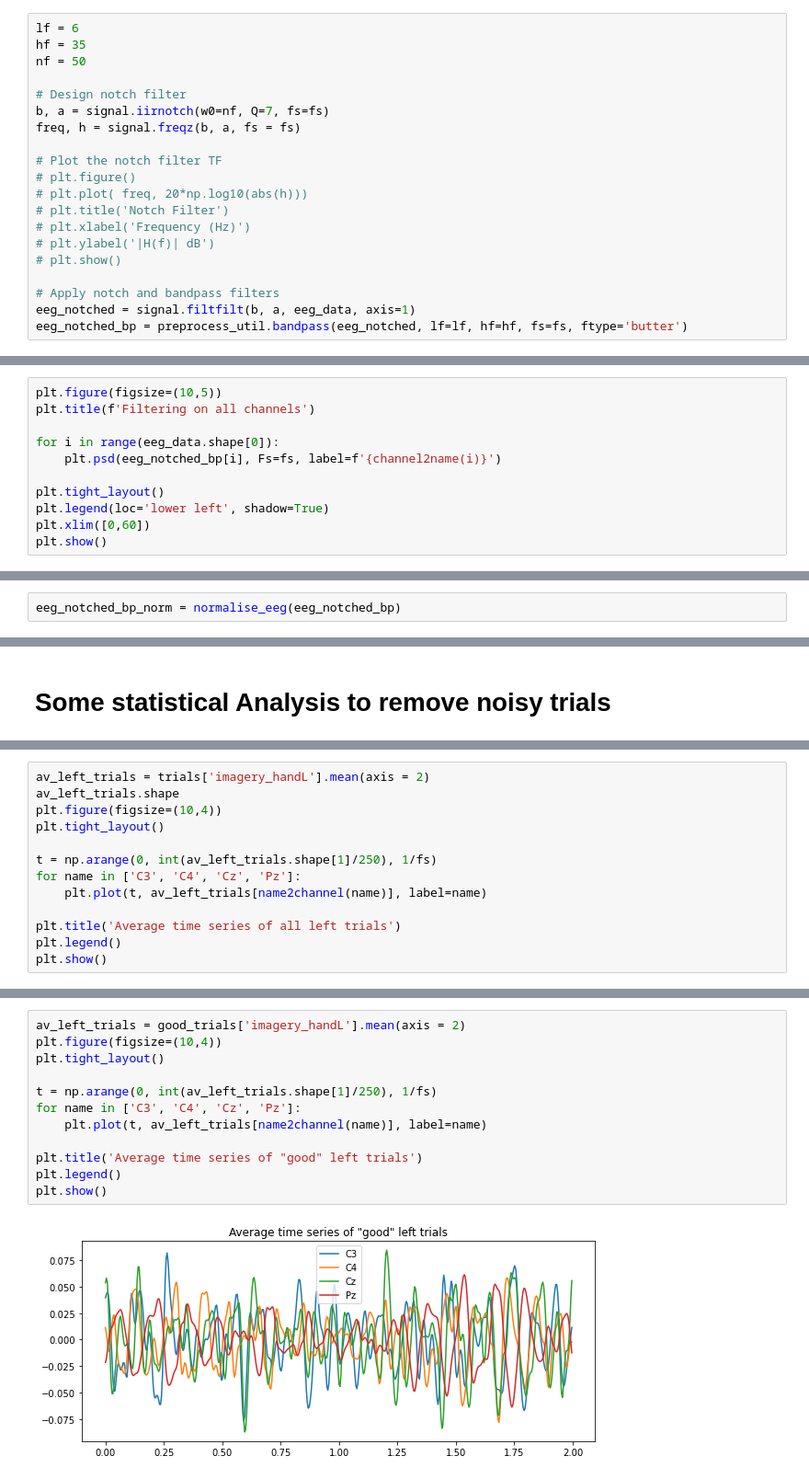
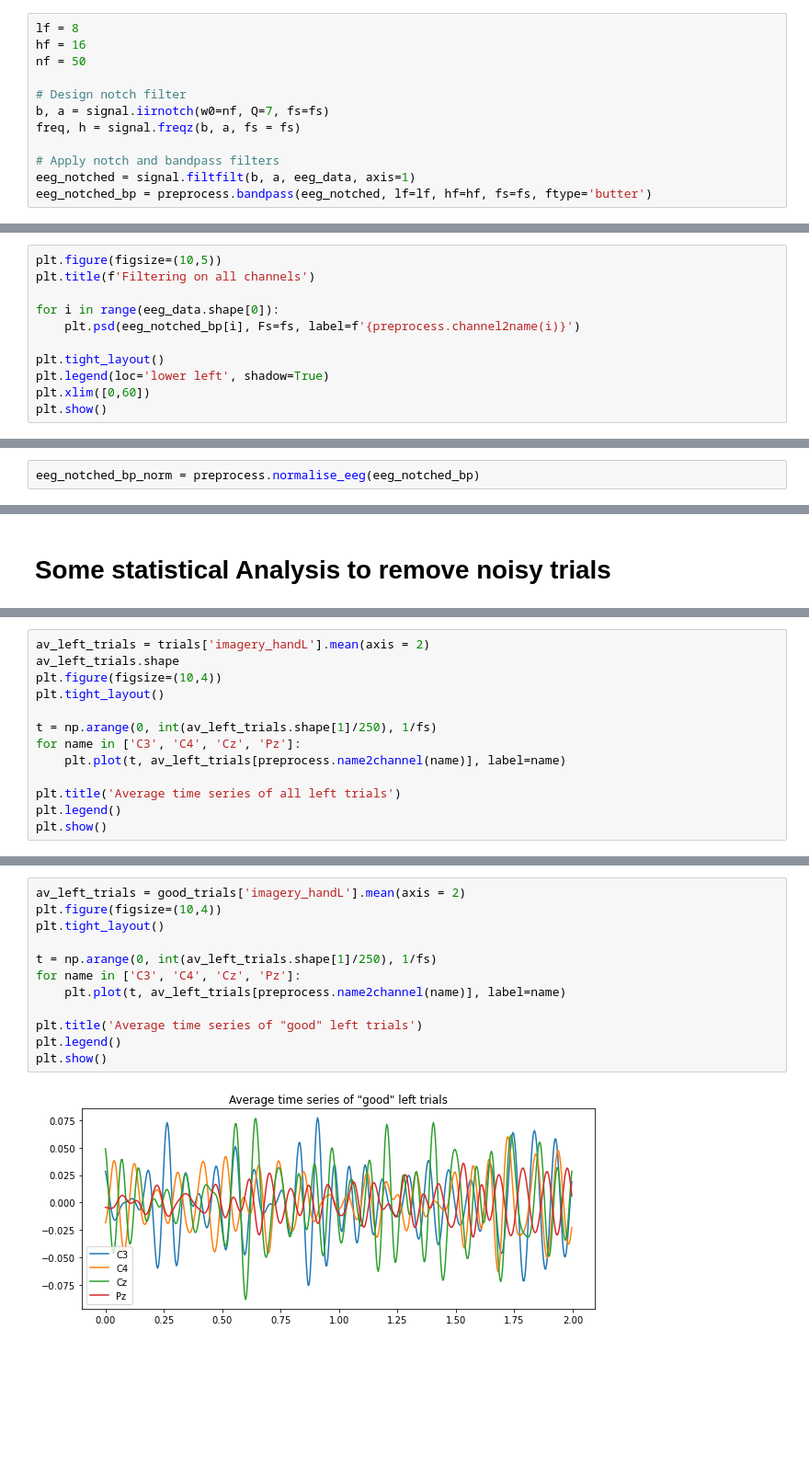
Before and after one commit to Jake-Jay/motor-imagery, a Jupyter notebook: FullPipeline_01.ipynb, the cells around one changed output, grey strips where cells are left out. Shown at 92% size. Drawn from its saved outputs; the diff is of its cells as text; blank space fills up the shorter version.

```diff
--- a/FullPipeline_01.ipynb
+++ b/FullPipeline_01.ipynb
@@ -150,25 +118,17 @@ eeg_data = eeg_data - np.mean(eeg_data, axis=0)
 # %% [markdown]
 ## Filter EEG data
 # %%
-lf = 6
-hf = 35
+lf = 8
+hf = 16
 nf = 50
 
 # Design notch filter
 b, a = signal.iirnotch(w0=nf, Q=7, fs=fs)
 freq, h = signal.freqz(b, a, fs = fs)
 
-# Plot the notch filter TF
-# plt.figure()
-# plt.plot( freq, 20*np.log10(abs(h)))
-# plt.title('Notch Filter')
-# plt.xlabel('Frequency (Hz)')
-# plt.ylabel('|H(f)| dB')
-# plt.show()
-
 # Apply notch and bandpass filters
 eeg_notched = signal.filtfilt(b, a, eeg_data, axis=1)
-eeg_notched_bp = preprocess_util.bandpass(eeg_notched, lf=lf, hf=hf, fs=fs, ftype='butter')
+eeg_notched_bp = preprocess.bandpass(eeg_notched, lf=lf, hf=hf, fs=fs, ftype='butter')
 # %%
 channel_number = name2channel('C3')
 
@@ -189,7 +149,7 @@ plt.figure(figsize=(10,5))
 plt.title(f'Filtering on all channels')
 
 for i in range(eeg_data.shape[0]):
-    plt.psd(eeg_notched_bp[i], Fs=fs, label=f'{channel2name(i)}')
+    plt.psd(eeg_notched_bp[i], Fs=fs, label=f'{preprocess.channel2name(i)}')
 
 plt.tight_layout()
 plt.legend(loc='lower left', shadow=True)
@@ -287,5 +243,5 @@ def normalise_eeg(eeg_data):
 # %%
-eeg_notched_bp_norm = normalise_eeg(eeg_notched_bp)
+eeg_notched_bp_norm = preprocess.normalise_eeg(eeg_notched_bp)
 # %% [markdown]
 # Inspect EEG data with markers
 # %%
@@ -513,7 +464,7 @@ plt.tight_layout()
 
 t = np.arange(0, int(av_left_trials.shape[1]/250), 1/fs)
 for name in ['C3', 'C4', 'Cz', 'Pz']:
-    plt.plot(t, av_left_trials[name2channel(name)], label=name)
+    plt.plot(t, av_left_trials[preprocess.name2channel(name)], label=name)
 
 plt.title('Average time series of all left trials')
 plt.legend()
@@ -523,14 +474,14 @@ plt.show()
 # %%
 av_left_trials = good_trials['imagery_handL'].mean(axis = 2)
 plt.figure(figsize=(10,4))
 plt.tight_layout()
 
 t = np.arange(0, int(av_left_trials.shape[1]/250), 1/fs)
 for name in ['C3', 'C4', 'Cz', 'Pz']:
-    plt.plot(t, av_left_trials[name2channel(name)], label=name)
+    plt.plot(t, av_left_trials[preprocess.name2channel(name)], label=name)
 
 plt.title('Average time series of "good" left trials')
 plt.legend()
 plt.show()
 # %% [output]
-[figure, old version]
+[figure, new version]
```
Also changed, not shown: parts of 37 cells of this notebook, 1 other file.
